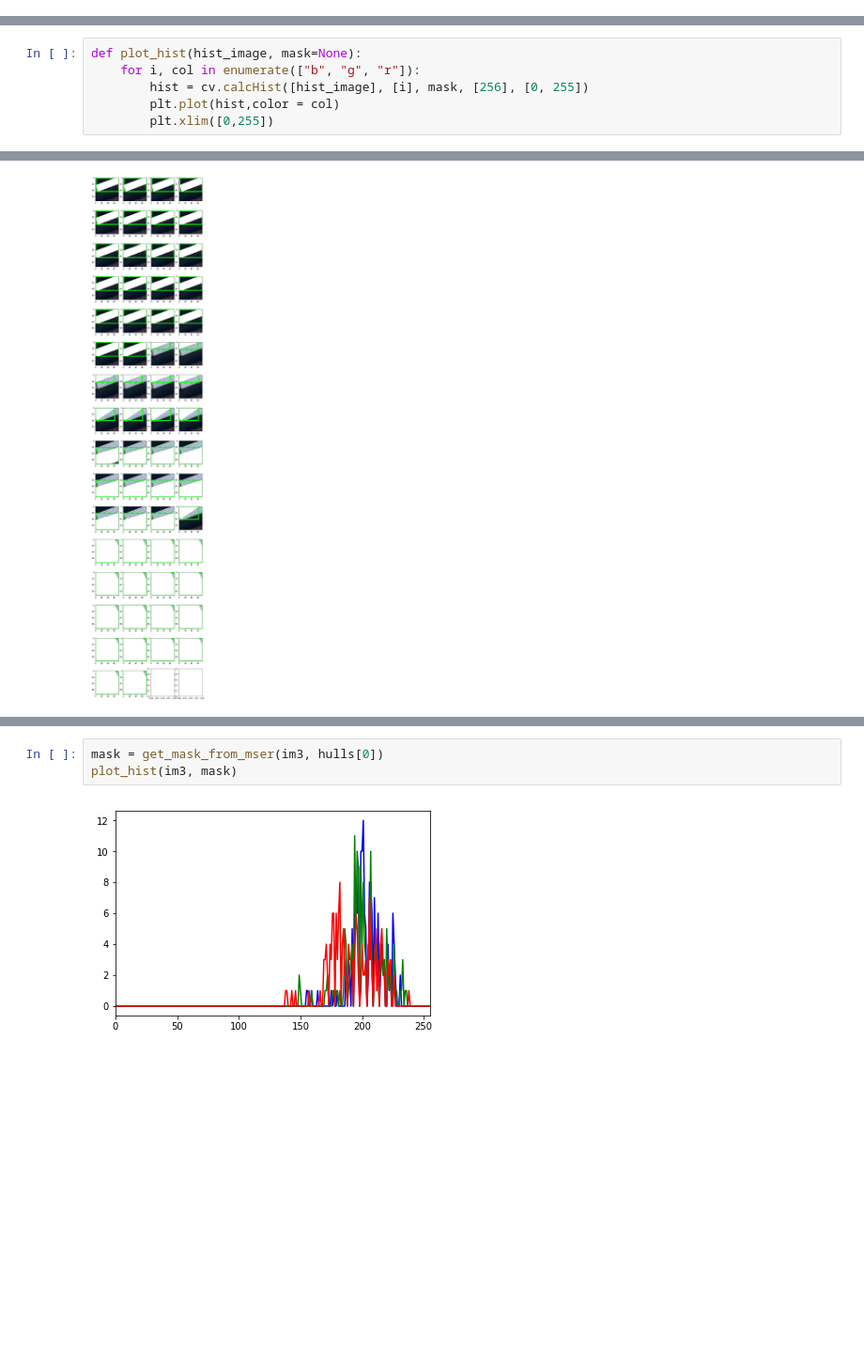
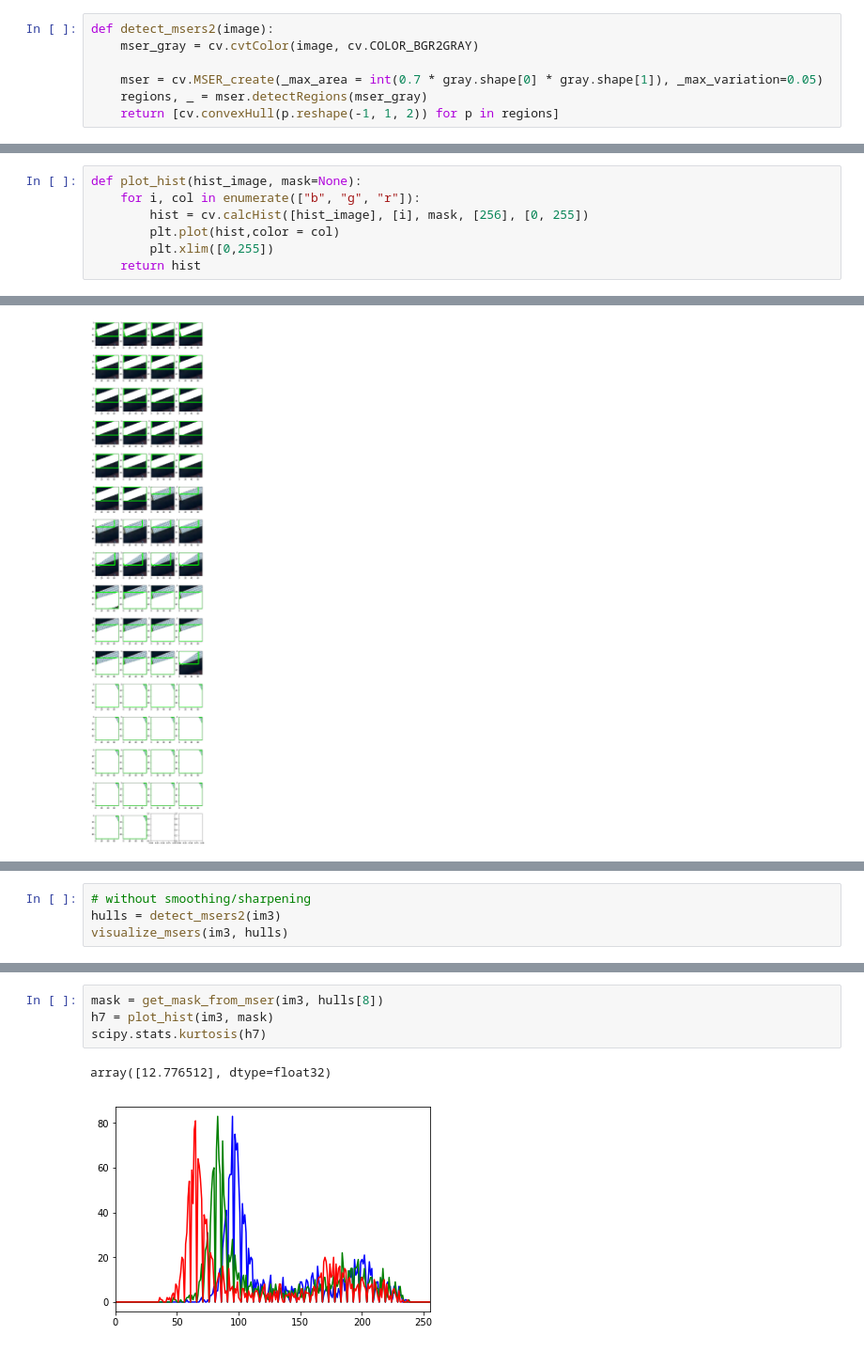
Before and after one commit to thinkpractice/DeepSolaris, a Jupyter notebook: MSER_features.ipynb, the cells around one changed output, grey strips where cells are left out. Shown at 94% size. Drawn from its saved outputs; the diff is of its cells as text; blank space fills up the shorter version.

Commit message:
Added some more histograms

```diff
--- a/MSER_features.ipynb
+++ b/MSER_features.ipynb
@@ -61,6 +61,13 @@ def detect_msers(image):
     mser = cv.MSER_create(_max_area = int(0.7 * gray.shape[0] * gray.shape[1]), _max_variation=0.05)
     regions, _ = mser.detectRegions(mser_gray)
     return [cv.convexHull(p.reshape(-1, 1, 2)) for p in regions]
+# %%
+def detect_msers2(image):
+    mser_gray = cv.cvtColor(image, cv.COLOR_BGR2GRAY)
+
+    mser = cv.MSER_create(_max_area = int(0.7 * gray.shape[0] * gray.shape[1]), _max_variation=0.05)
+    regions, _ = mser.detectRegions(mser_gray)
+    return [cv.convexHull(p.reshape(-1, 1, 2)) for p in regions]
 # %%
 def visualize_msers(image, hulls):
     msers = []
@@ -219,3 +226,4 @@ def plot_hist(hist_image, mask=None):
         hist = cv.calcHist([hist_image], [i], mask, [256], [0, 255])
         plt.plot(hist,color = col)
         plt.xlim([0,255])
+    return hist
@@ -286,3 +309,7 @@ hulls = detect_msers(im3)
 visualize_msers(im3, hulls)
 # %% [output]
 [figure]
+# %%
+# without smoothing/sharpening
+hulls = detect_msers2(im3)
+visualize_msers(im3, hulls)
@@ -289,5 +318,7 @@ visualize_msers(im3, hulls)
 # %%
-mask = get_mask_from_mser(im3, hulls[0])
-plot_hist(im3, mask)
+mask = get_mask_from_mser(im3, hulls[8])
+h7 = plot_hist(im3, mask)
+scipy.stats.kurtosis(h7)
 # %% [output]
+array([12.776512], dtype=float32)
-[figure, old version]
+[figure, new version]
```
Also changed, not shown: parts of 14 cells of this notebook.
